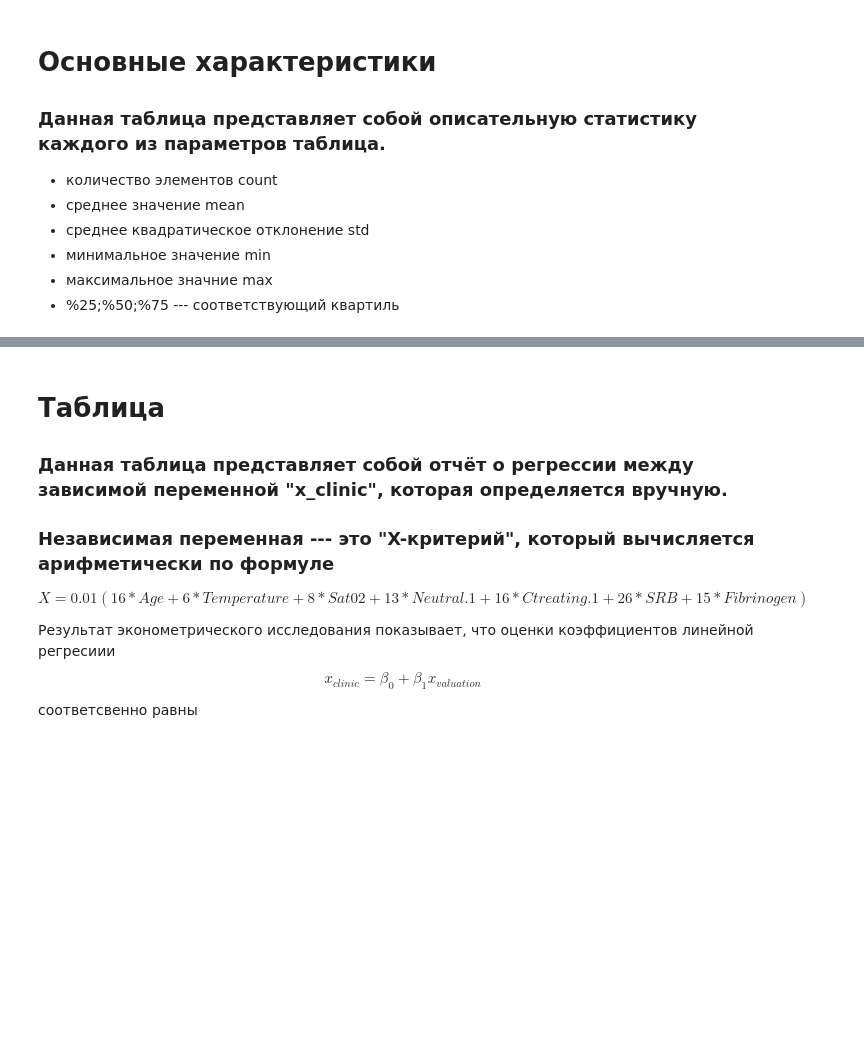
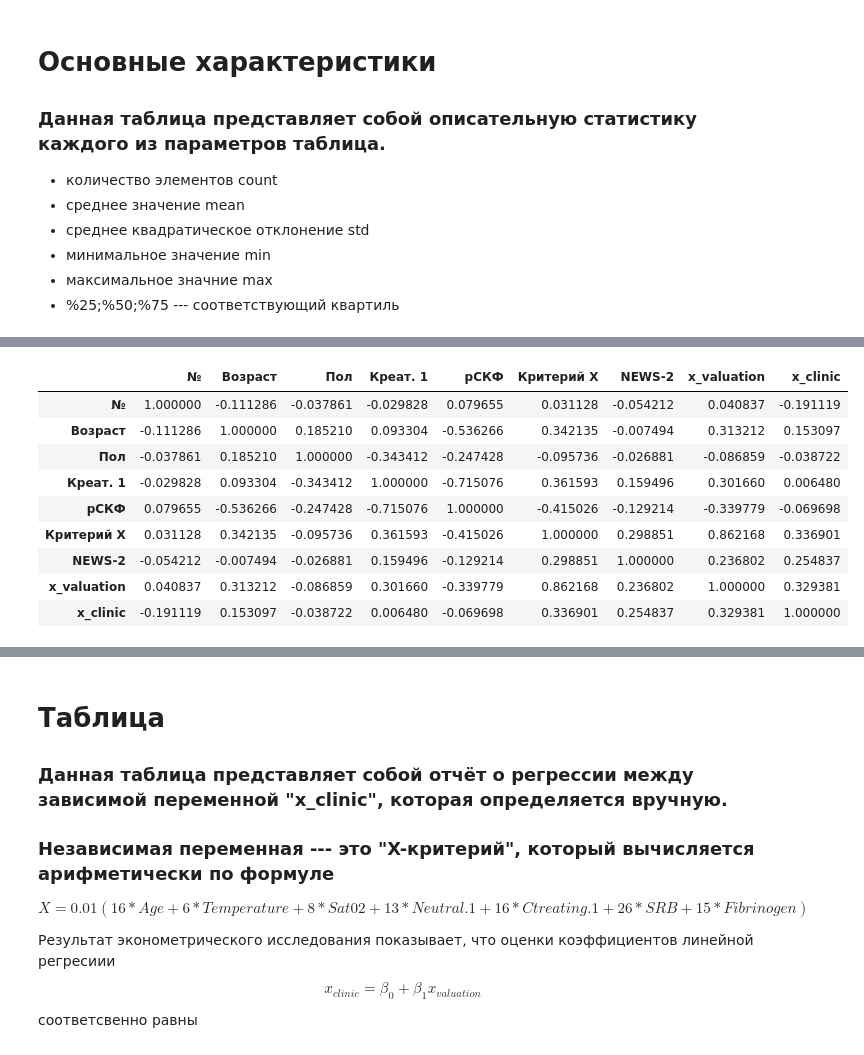
Before and after one commit to DrPRun/CovidEconometric, a Jupyter notebook: CovidCruatualSicknesis.ipynb, the cells around one changed output, grey strips where cells are left out. Drawn from its saved outputs; the diff is of its cells as text; code cells hidden in the pictures; blank space fills up the shorter version.

```diff
--- a/CovidCruatualSicknesis.ipynb
+++ b/CovidCruatualSicknesis.ipynb
@@ -132,3 +144,16 @@ df.corr()
+# %%
+df.corr('spearman')
+# %% [output]
+|  | № | Возраст | Пол | Креат. 1 | рСКФ | Критерий Х | NEWS-2 | x_valuation | x_clinic |
+| № | 1.000000 | -0.111286 | -0.037861 | -0.029828 | 0.079655 | 0.031128 | -0.054212 | 0.040837 | -0.191119 |
+| Возраст | -0.111286 | 1.000000 | 0.185210 | 0.093304 | -0.536266 | 0.342135 | -0.007494 | 0.313212 | 0.153097 |
+| Пол | -0.037861 | 0.185210 | 1.000000 | -0.343412 | -0.247428 | -0.095736 | -0.026881 | -0.086859 | -0.038722 |
+| Креат. 1 | -0.029828 | 0.093304 | -0.343412 | 1.000000 | -0.715076 | 0.361593 | 0.159496 | 0.301660 | 0.006480 |
+| рСКФ | 0.079655 | -0.536266 | -0.247428 | -0.715076 | 1.000000 | -0.415026 | -0.129214 | -0.339779 | -0.069698 |
+| Критерий Х | 0.031128 | 0.342135 | -0.095736 | 0.361593 | -0.415026 | 1.000000 | 0.298851 | 0.862168 | 0.336901 |
+| NEWS-2 | -0.054212 | -0.007494 | -0.026881 | 0.159496 | -0.129214 | 0.298851 | 1.000000 | 0.236802 | 0.254837 |
+| x_valuation | 0.040837 | 0.313212 | -0.086859 | 0.301660 | -0.339779 | 0.862168 | 0.236802 | 1.000000 | 0.329381 |
+| x_clinic | -0.191119 | 0.153097 | -0.038722 | 0.006480 | -0.069698 | 0.336901 | 0.254837 | 0.329381 | 1.000000 |
 # %%
 df.describe()
 # %% [output]
```
Also changed, not shown: parts of 13 cells of this notebook, 1 other file.
